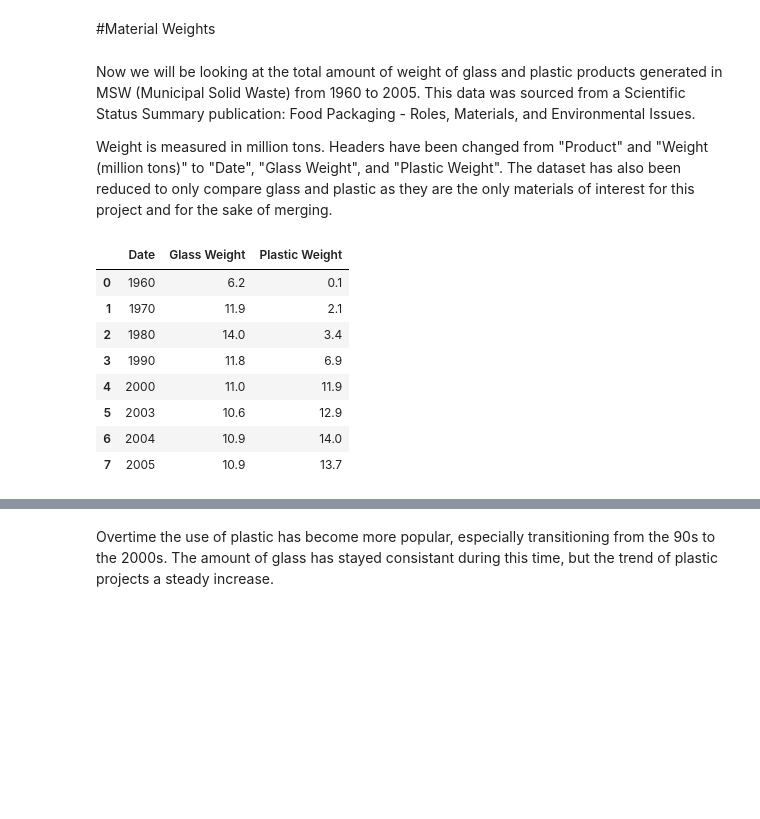
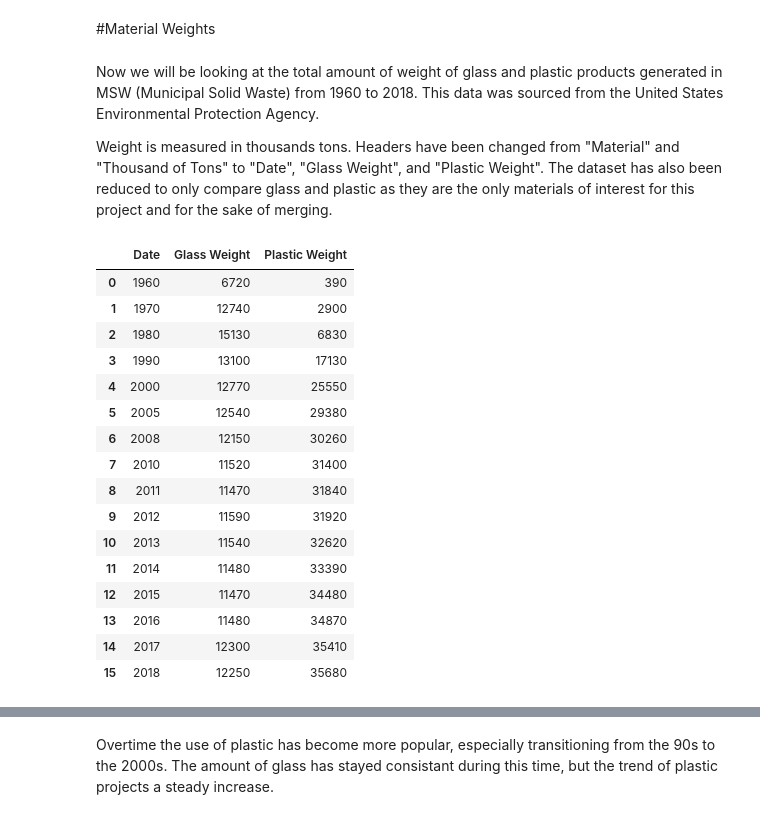
Before and after one commit to khagerthey/VIS1, a Jupyter notebook: Glass_vs_Plastic_Merge.ipynb, the cells around one changed output, grey strips where cells are left out. Cells and saved outputs as stored; diff of their text form; code cells hidden in the pictures; blank space fills up the shorter version.

```diff
--- a/Glass_vs_Plastic_Merge.ipynb
+++ b/Glass_vs_Plastic_Merge.ipynb
@@ -152,22 +150,30 @@ As we can see displayed from both the table and line graph, glass prices have co
 # %% [markdown]
 #Material Weights
 # %% [markdown]
-Now we will be looking at the total amount of weight of glass and plastic products generated in MSW (Municipal Solid Waste) from 1960 to 2005. This data was sourced from a Scientific Status Summary publication: Food Packaging - Roles, Materials, and Environmental Issues.
+Now we will be looking at the total amount of weight of glass and plastic products generated in MSW (Municipal Solid Waste) from 1960 to 2018. This data was sourced from the United States Environmental Protection Agency.
 
-Weight is measured in million tons. Headers have been changed from "Product" and "Weight (million tons)" to "Date", "Glass Weight", and "Plastic Weight". The dataset has also been reduced to only compare glass and plastic as they are the only materials of interest for this project and for the sake of merging.
+Weight is measured in thousands tons. Headers have been changed from "Material" and "Thousand of Tons" to "Date", "Glass Weight", and "Plastic Weight". The dataset has also been reduced to only compare glass and plastic as they are the only materials of interest for this project and for the sake of merging.
 # %%
-weight=pd.read_csv('https://raw.githubusercontent.com/khagerthey/VIS1/main/Copy%20of%20Food%20Packaging%20-%20Roles%2C%20Materials%2C%20and%20Environmental%20Issues%20CLEANED%20-%20Weight%20Cleaned.csv')
+weight=pd.read_csv('https://raw.githubusercontent.com/khagerthey/VIS1/main/Copy%20of%20Food%20Packaging%20-%20Roles%2C%20Materials%2C%20and%20Environmental%20Issues%20CLEANED%20-%20Weight%20Cleaned%20(1).csv')
 weight
 # %% [output]
 |  | Date | Glass Weight | Plastic Weight |
-| 0 | 1960 | 6.2 | 0.1 |
-| 1 | 1970 | 11.9 | 2.1 |
-| 2 | 1980 | 14.0 | 3.4 |
-| 3 | 1990 | 11.8 | 6.9 |
-| 4 | 2000 | 11.0 | 11.9 |
-| 5 | 2003 | 10.6 | 12.9 |
-| 6 | 2004 | 10.9 | 14.0 |
-| 7 | 2005 | 10.9 | 13.7 |
+| 0 | 1960 | 6720 | 390 |
+| 1 | 1970 | 12740 | 2900 |
+| 2 | 1980 | 15130 | 6830 |
+| 3 | 1990 | 13100 | 17130 |
+| 4 | 2000 | 12770 | 25550 |
+| 5 | 2005 | 12540 | 29380 |
+| 6 | 2008 | 12150 | 30260 |
+| 7 | 2010 | 11520 | 31400 |
+| 8 | 2011 | 11470 | 31840 |
+| 9 | 2012 | 11590 | 31920 |
+| 10 | 2013 | 11540 | 32620 |
+| 11 | 2014 | 11480 | 33390 |
+| 12 | 2015 | 11470 | 34480 |
+| 13 | 2016 | 11480 | 34870 |
+| 14 | 2017 | 12300 | 35410 |
+| 15 | 2018 | 12250 | 35680 |
 # %%
 weight.plot(kind='line',x='Date')
 # %% [output]
```
Also changed, not shown: parts of 6 cells of this notebook.
